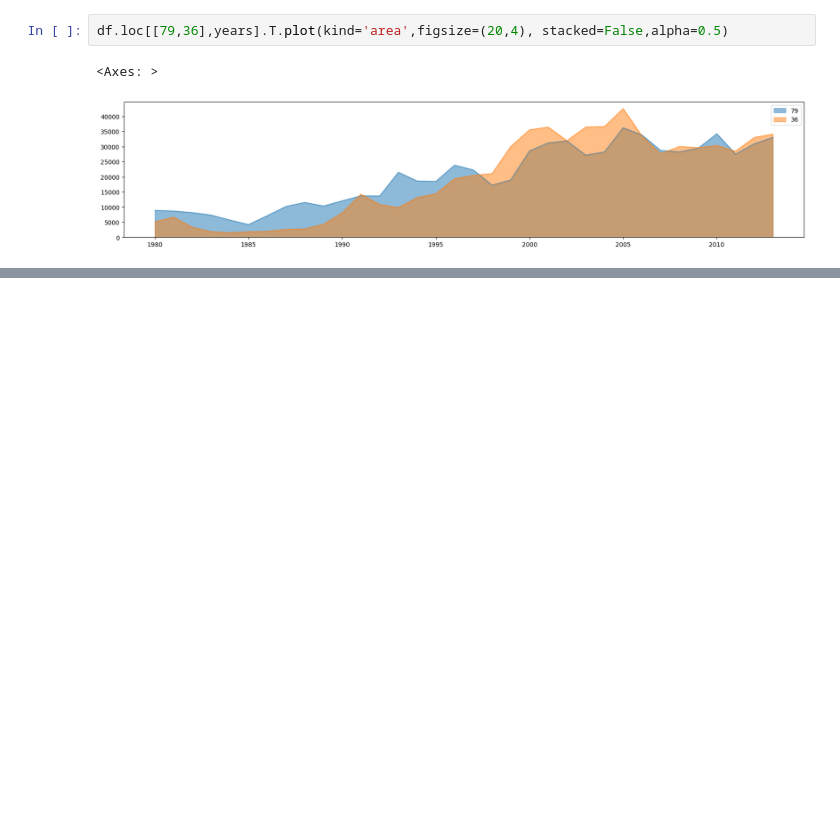
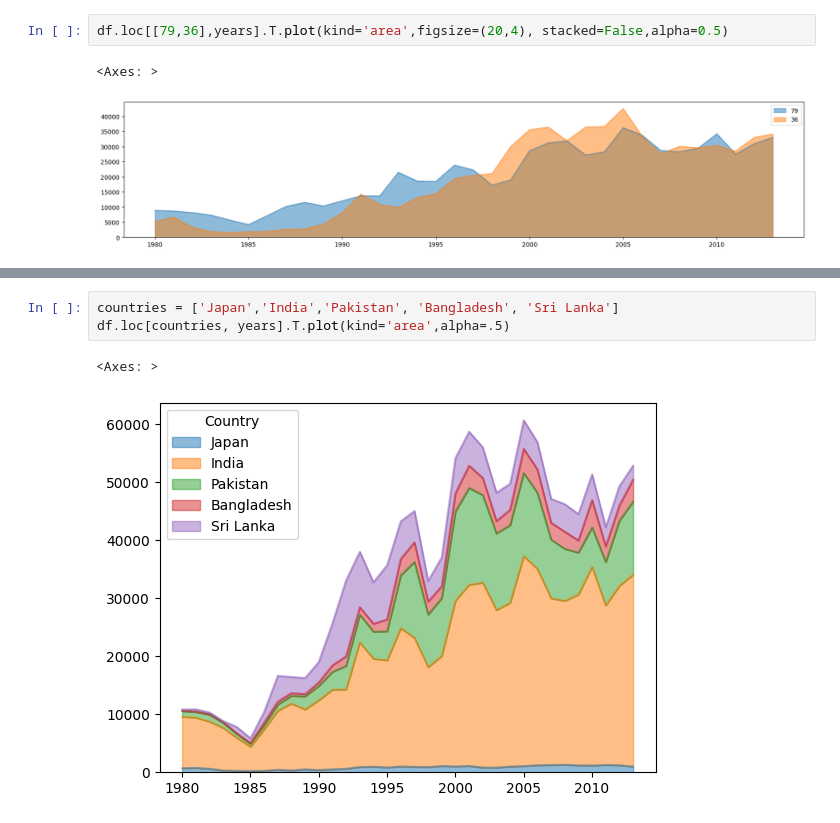
Before and after one commit to gupta-aayushkr/Data-Analytics, a Jupyter notebook: Data analysis/pandas_basics.ipynb, the cells around one changed output, grey strips where cells are left out. Cells and saved outputs as stored; diff of their text form; blank space fills up the shorter version.

```diff
--- a/Data analysis/pandas_basics.ipynb
+++ b/Data analysis/pandas_basics.ipynb
@@ -662,0 +679,6 @@ df.loc[[79,36],years].T.plot(kind='area',figsize=(20,4), stacked=False,alpha=0.5
+# %%
+countries = ['Japan','India','Pakistan', 'Bangladesh', 'Sri Lanka']
+df.loc[countries, years].T.plot(kind='area',alpha=.5)
+# %% [output]
+<Axes: >
+[figure, added]
```
Also changed, not shown: parts of 16 cells of this notebook, 4 other files.
